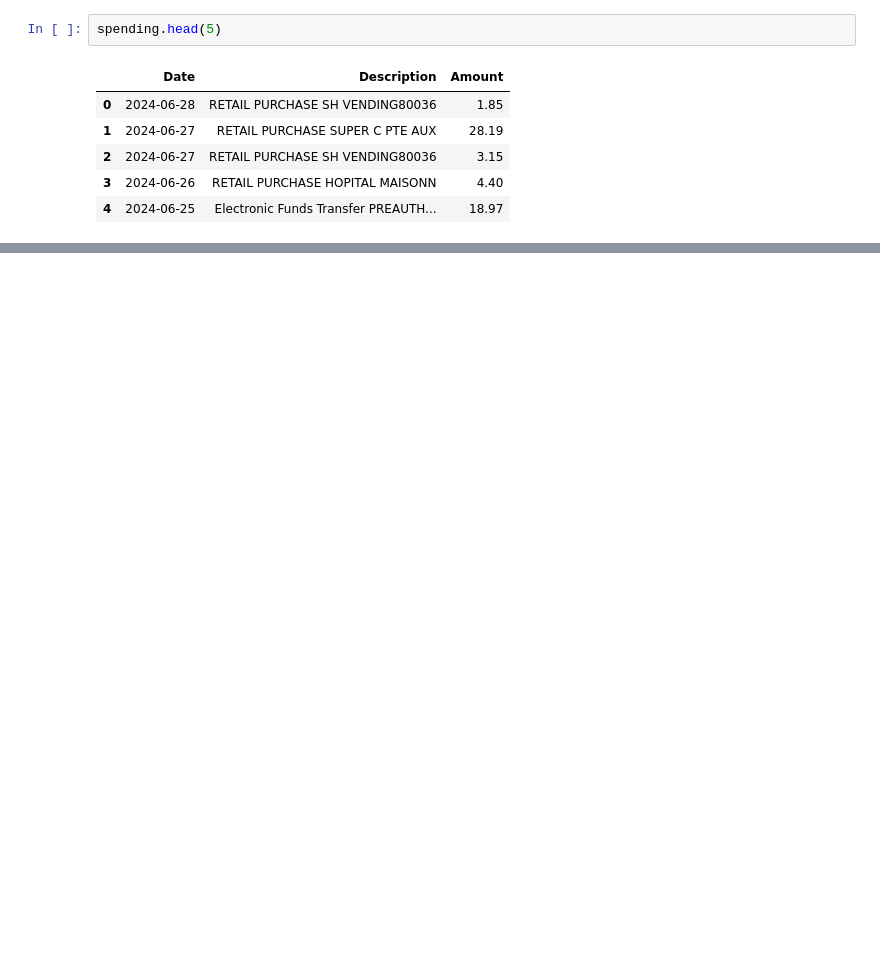
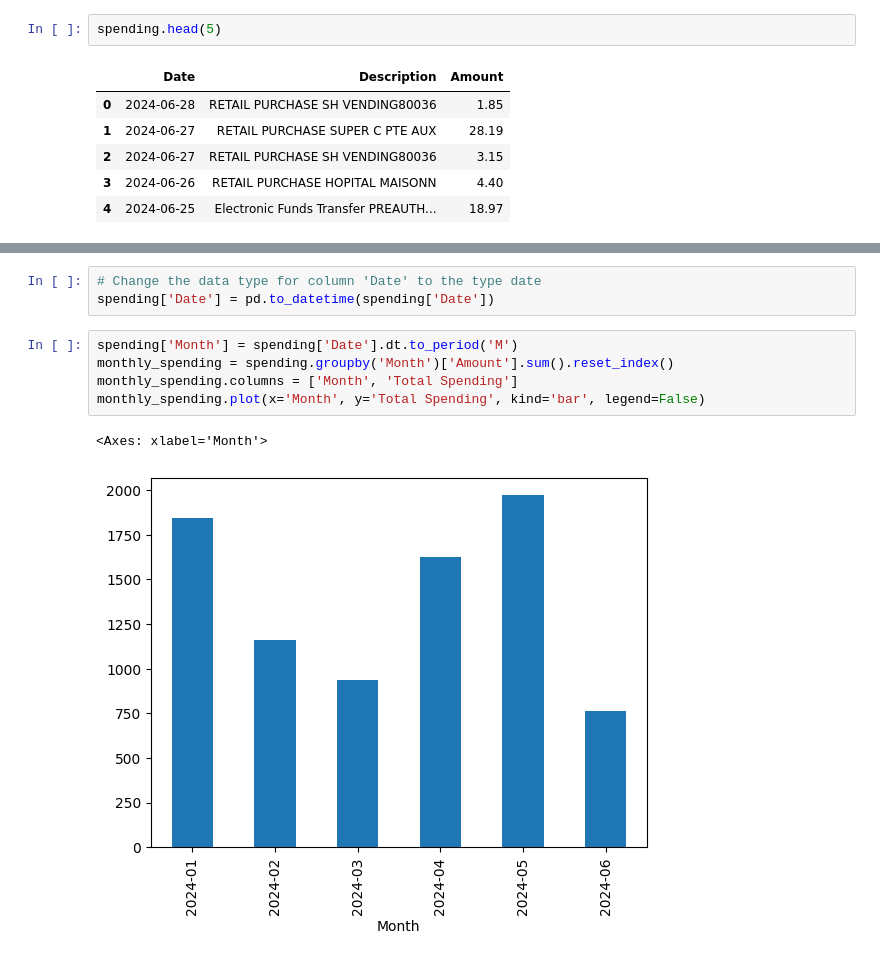
Before and after one commit to eglantinc/Personal-Finance-Analyzer, a Jupyter notebook: csv_cleaner.ipynb, the cells around one changed output, grey strips where cells are left out. Saved outputs shown, nothing was run; the diff lists cells and outputs as text; blank space fills up the shorter version.

Commit message:
Finalize the data analysis part of the project

```diff
--- a/csv_cleaner.ipynb
+++ b/csv_cleaner.ipynb
@@ -96,0 +101,11 @@ plt.show()
+# %%
+# Change the data type for column 'Date' to the type date
+spending['Date'] = pd.to_datetime(spending['Date'])
+# %%
+spending['Month'] = spending['Date'].dt.to_period('M')
+monthly_spending = spending.groupby('Month')['Amount'].sum().reset_index()
+monthly_spending.columns = ['Month', 'Total Spending']
+monthly_spending.plot(x='Month', y='Total Spending', kind='bar', legend=False)
+# %% [output]
+<Axes: xlabel='Month'>
+[figure, added]
```
Also changed, not shown: parts of 25 cells of this notebook.
